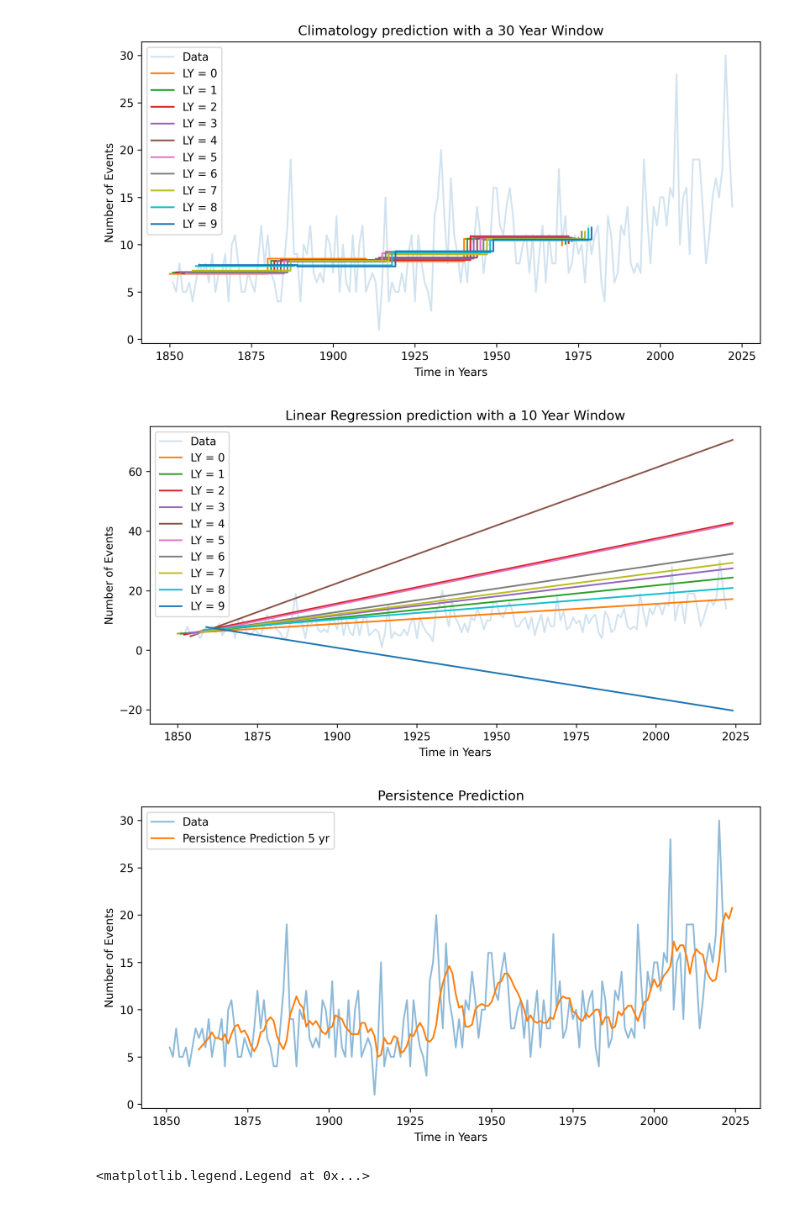
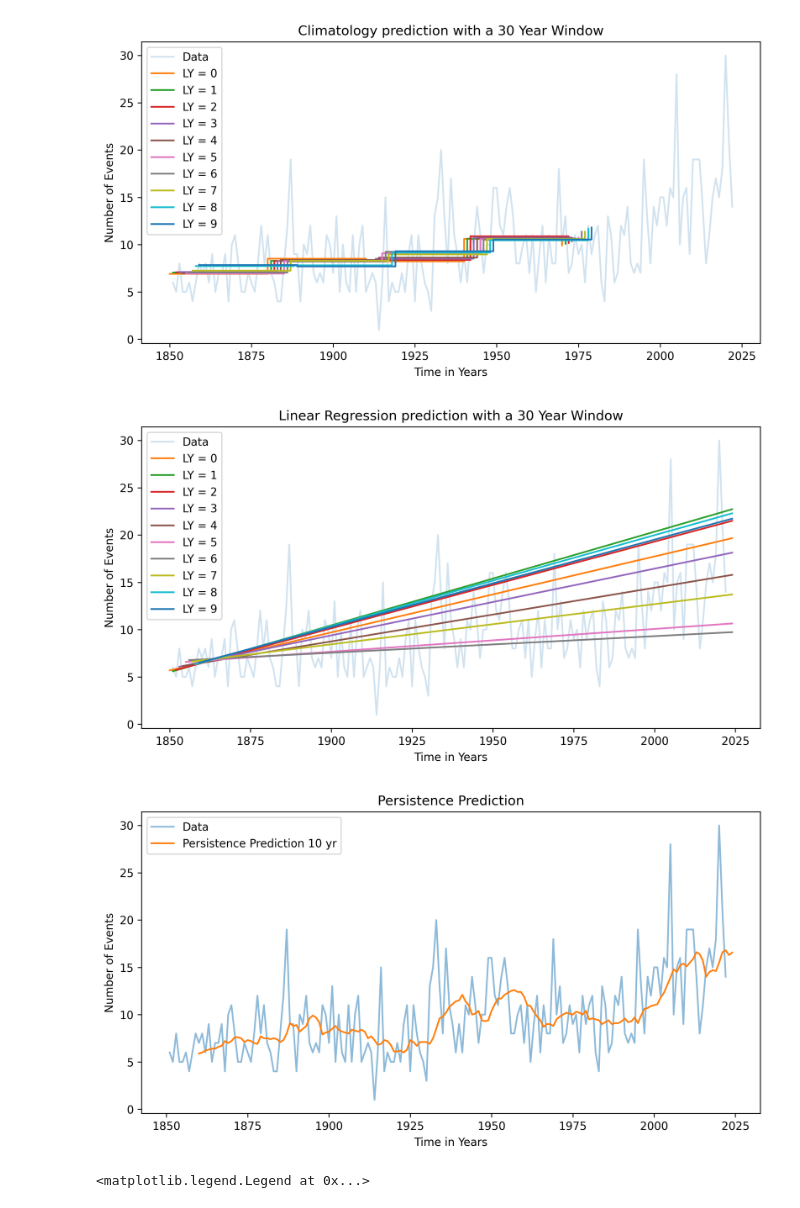
Before and after one commit to komrozik/Predictions_and_Predictability, a Jupyter notebook: test_programming.ipynb, the cells around one changed output. Drawn from its saved outputs; the diff is of its cells as text; code cells hidden in the pictures.

```diff
--- a/test_programming.ipynb
+++ b/test_programming.ipynb
@@ -127,26 +153,26 @@ plt.savefig(f"plots/climatology_numly{num_ly}_window{window_length}.pdf")
 # %%
 start_year = 1850
 end_year = 2025
-window_length = 10
+window_length = 30
 num_ly = 10
 predict,starts = pf.linear_reg_pred(df,start_year,end_year,window_length = window_length)
 
 plt.figure(figsize = (10,5),dpi = 300)
 plt.plot(df["Year"],df["Tropical Storms"], label = "Data",alpha = 0.2)
 for ly in range(num_ly):
     plt.plot(np.arange(starts[ly],2025),predict[ly], label=f'LY = {ly}')
 plt.legend(loc = "best")
 plt.title(f"Linear Regression prediction with a {window_length} Year Window")
 plt.xlabel("Time in Years")
 plt.ylabel("Number of Events")
 plt.legend()
 plt.savefig(f"plots/linear_reg_numly{num_ly}_window{window_length}.pdf")
 # %% [output]
-[figure, old version]
+[figure, new version]
 # %%
 start_year = 1860
 end_year = 2025
-window_length = 5
+window_length = 10
 #num_ly = 10
 predict,years = pf.persistence_pred(df,start_year,end_year,window_length = window_length)
 
@@ -162,7 +188,7 @@ plt.ylabel("Number of Events")
 plt.legend()
 plt.savefig(f"plots/persistence_window{window_length}.pdf")
 # %% [output]
-[figure, old version]
+[figure, new version]
 # %%
 start_year = 1850
 end_year = 2025
```
Also changed, not shown: parts of 13 cells of this notebook, 4 other files.
